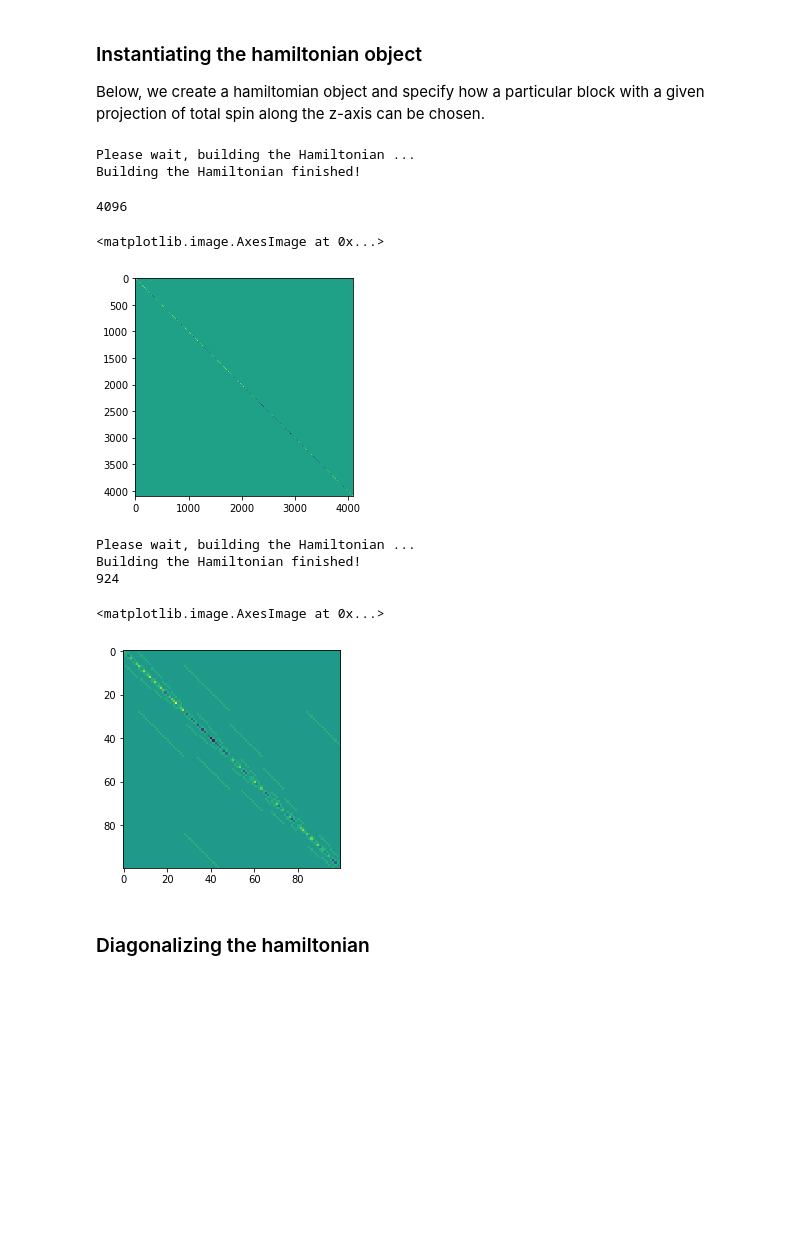
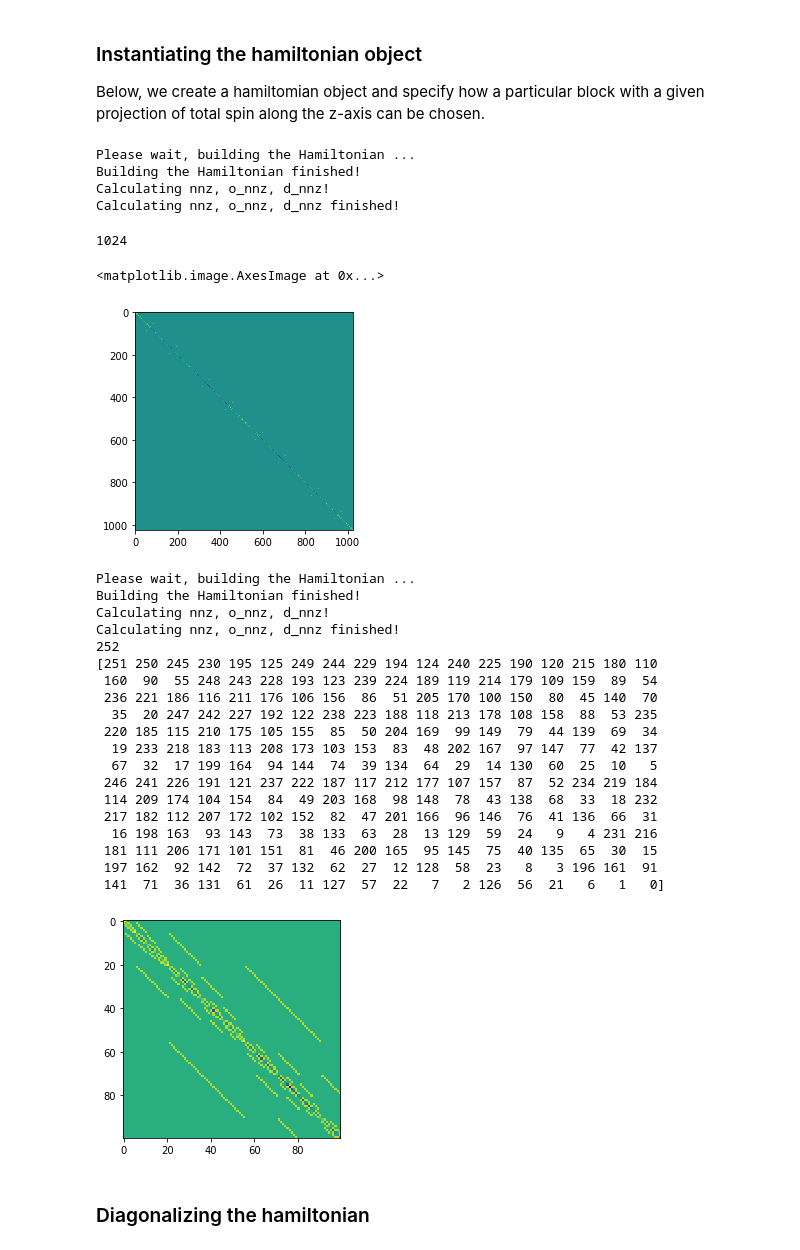
Before and after one commit to JanSuntajs/ham1d, a Jupyter notebook: jupyter_notebooks/ham1d_intro.ipynb, the cells around one changed output. Saved outputs shown, nothing was run; the diff lists cells and outputs as text; code cells hidden in the pictures; blank space fills up the shorter version.

```diff
--- a/jupyter_notebooks/ham1d_intro.ipynb
+++ b/jupyter_notebooks/ham1d_intro.ipynb
@@ -176,11 +176,11 @@ We assume the validity of periodic boundary conditions (PBC).
 ### Defining the model constants
 # %%
 #first, define the chain length. We choose a rather small system here:
-L=12
+L=10
 # define constants and model parameters:
 J=1.
-W=1.
-Delta = 0.55
+W=0.
+Delta = 0.5
 gldn = (np.sqrt(5.) - 1.) * 0.5
 # %% [markdown]
 ### Setting up the static_list
@@ -245,6 +245,8 @@ ham = sp1.hamiltonian(L, static_list, [], Nu=None)
 # %% [output]
 Please wait, building the Hamiltonian ...
 Building the Hamiltonian finished!
+Calculating nnz, o_nnz, d_nnz!
+Calculating nnz, o_nnz, d_nnz finished!
 # %%
 # we can access the basis states and the number of states in the
 # hamiltonian using ham.states and ham.nstates attributes:
@@ -256,21 +258,40 @@ print(nstates)
 
 plt.imshow(np.real(ham.mat.todense()))
 # %% [output]
-4096
+1024
 <matplotlib.image.AxesImage at 0x...>
-[figure, old version]
+[figure, new version]
 # %%
 # now construct a hamiltonian in the Sz=0 total spin sector
 
 ham = sp1.hamiltonian(L, static_list, [], Nu=int(L/2.))
 print(ham.nstates)
 plt.imshow(np.real(ham.mat[:100,:100].todense()))
+
+parity_ = ham.parity_shuffle()
+part_hole = ham.particle_hole_shuffle()
+print(parity_)
 # %% [output]
 Please wait, building the Hamiltonian ...
 Building the Hamiltonian finished!
-924
+Calculating nnz, o_nnz, d_nnz!
+Calculating nnz, o_nnz, d_nnz finished!
+252
+[251 250 245 230 195 125 249 244 229 194 124 240 225 190 120 215 180 110
+ 160  90  55 248 243 228 193 123 239 224 189 119 214 179 109 159  89  54
+ 236 221 186 116 211 176 106 156  86  51 205 170 100 150  80  45 140  70
+  35  20 247 242 227 192 122 238 223 188 118 213 178 108 158  88  53 235
+ 220 185 115 210 175 105 155  85  50 204 169  99 149  79  44 139  69  34
+  19 233 218 183 113 208 173 103 153  83  48 202 167  97 147  77  42 137
+  67  32  17 199 164  94 144  74  39 134  64  29  14 130  60  25  10   5
+ 246 241 226 191 121 237 222 187 117 212 177 107 157  87  52 234 219 184
+ 114 209 174 104 154  84  49 203 168  98 148  78  43 138  68  33  18 232
+ 217 182 112 207 172 102 152  82  47 201 166  96 146  76  41 136  66  31
+  16 198 163  93 143  73  38 133  63  28  13 129  59  24   9   4 231 216
+ 181 111 206 171 101 151  81  46 200 165  95 145  75  40 135  65  30  15
+ 197 162  92 142  72  37 132  62  27  12 128  58  23   8   3 196 161  91
+ 141  71  36 131  61  26  11 127  57  22   7   2 126  56  21   6   1   0]
-<matplotlib.image.AxesImage at 0x...>
-[figure, old version]
+[figure, new version]
 # %% [markdown]
 ### Diagonalizing the hamiltonian
 # %%
```
Also changed, not shown: parts of 2 cells of this notebook, 1 other file.
